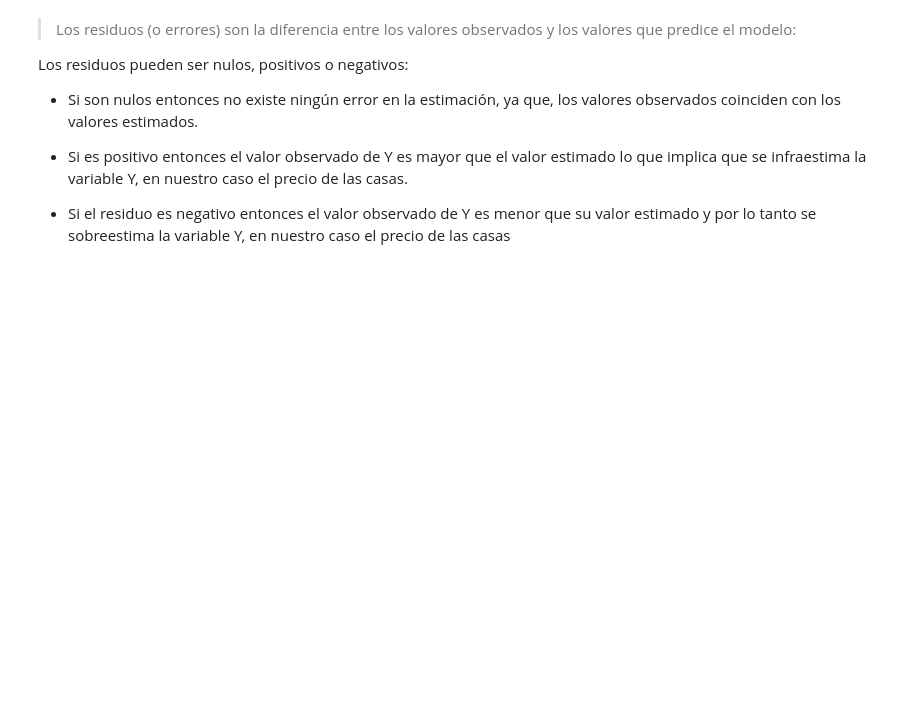
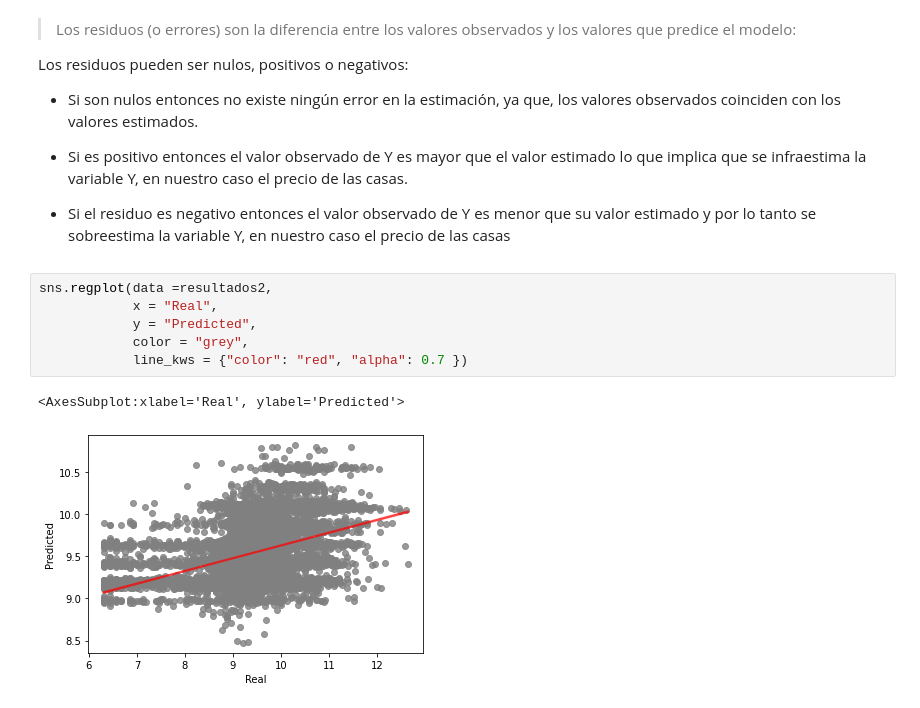
Before and after one commit to Adalab/DA-PROMO-B-MODULO-3-SPRINT-1-ANAIS-ARIANA, a Jupyter notebook: regresion_lineal/RegresiónLineal9.ipynb, the cells around one changed output. Drawn from its saved outputs; the diff is of its cells as text; blank space fills up the shorter version.

```diff
--- a/regresion_lineal/RegresiónLineal9.ipynb
+++ b/regresion_lineal/RegresiónLineal9.ipynb
@@ -123,3 +197,12 @@ Los residuos pueden ser nulos, positivos o negativos:
 - Si es positivo entonces el valor observado de Y es mayor que el valor estimado lo que implica que se infraestima la variable Y, en nuestro caso el precio de las casas.
 
 - Si el residuo es negativo entonces el valor observado de Y es menor que su valor estimado y por lo tanto se sobreestima la variable Y, en nuestro caso el precio de las casas
+# %%
+sns.regplot(data =resultados2,
+            x = "Real",
+            y = "Predicted",
+            color = "grey",
+            line_kws = {"color": "red", "alpha": 0.7 })
+# %% [output]
+<AxesSubplot:xlabel='Real', ylabel='Predicted'>
+[figure, added]
```
Also changed, not shown: parts of 36 cells of this notebook, 20 other files.
